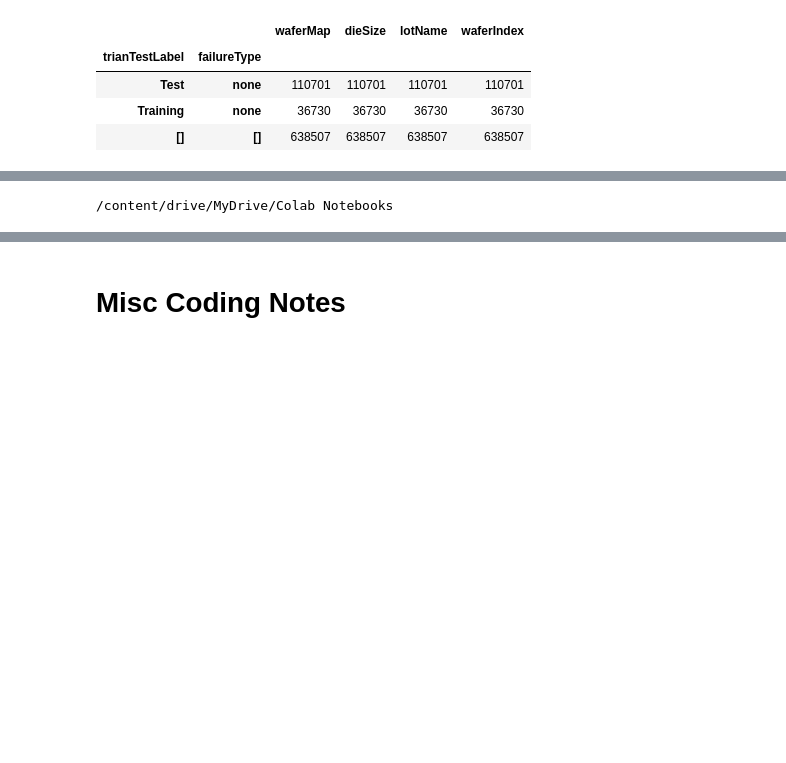
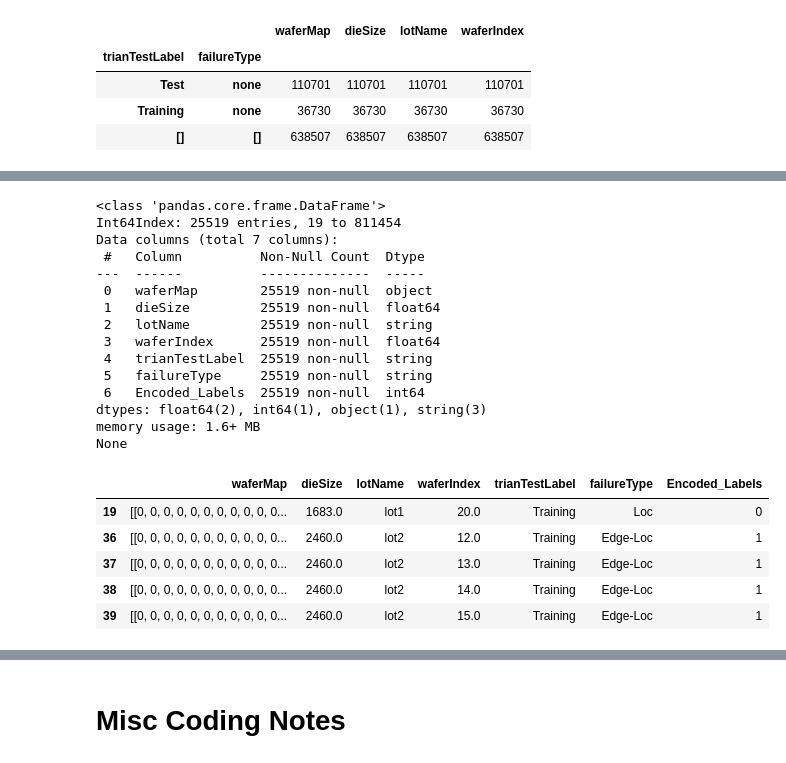
Before and after one commit to brian-calderon/Project_IV, a Jupyter notebook: ProjectIV_V1_0.ipynb, the cells around one changed output, grey strips where cells are left out. Saved outputs shown, nothing was run; the diff lists cells and outputs as text; code cells hidden in the pictures; blank space fills up the shorter version.

```diff
--- a/ProjectIV_V1_0.ipynb
+++ b/ProjectIV_V1_0.ipynb
@@ -265,10 +232,42 @@ None
-# %%
-################################################################################
-#-------------------Split into Train, Validate, Test----------------------------
-################################################################################
-CWD_PATH = os.getcwd()
-main_dir = ROOT
-os.chdir('%s' % main_dir)
-print(os.getcwd())
-# %% [output]
-/content/drive/MyDrive/Colab Notebooks
+# %%
+###############################################################################
+#-----------------------Encode Failure Type labels-----------------------------
+################################################################################
+encoders = {
+    'Loc': 0,
+    'Edge-Loc': 1,
+    'Center': 2,
+    'Edge-Ring': 3,
+    'Scratch': 4,
+    'Random': 5,
+    'Near-full': 6,
+    'Donut': 7
+}
+# NOTE: You have change the column 'failureType' to type 'object' before you
+# an replace its string values with numeric. Object functions as multiple types,
+# whereas string can only be replaced with other strings.
+clean_df['Encoded_Labels'] = clean_df['failureType'].astype(object).replace(encoders)
+print(clean_df.info())
+clean_df.head()
+# %% [output]
+<class 'pandas.core.frame.DataFrame'>
+Int64Index: 25519 entries, 19 to 811454
+Data columns (total 7 columns):
+ #   Column          Non-Null Count  Dtype
+---  ------          --------------  -----
+ 0   waferMap        25519 non-null  object
+ 1   dieSize         25519 non-null  float64
+ 2   lotName         25519 non-null  string
+ 3   waferIndex      25519 non-null  float64
+ 4   trianTestLabel  25519 non-null  string
+ 5   failureType     25519 non-null  string
+ 6   Encoded_Labels  25519 non-null  int64
+dtypes: float64(2), int64(1), object(1), string(3)
+memory usage: 1.6+ MB
+None
+|  | waferMap | dieSize | lotName | waferIndex | trianTestLabel | failureType | Encoded_Labels |
+| 19 | [[0, 0, 0, 0, 0, 0, 0, 0, 0, 0, 0... | 1683.0 | lot1 | 20.0 | Training | Loc | 0 |
+| 36 | [[0, 0, 0, 0, 0, 0, 0, 0, 0, 0, 0... | 2460.0 | lot2 | 12.0 | Training | Edge-Loc | 1 |
+| 37 | [[0, 0, 0, 0, 0, 0, 0, 0, 0, 0, 0... | 2460.0 | lot2 | 13.0 | Training | Edge-Loc | 1 |
+| 38 | [[0, 0, 0, 0, 0, 0, 0, 0, 0, 0, 0... | 2460.0 | lot2 | 14.0 | Training | Edge-Loc | 1 |
+| 39 | [[0, 0, 0, 0, 0, 0, 0, 0, 0, 0, 0... | 2460.0 | lot2 | 15.0 | Training | Edge-Loc | 1 |
```
Also changed, not shown: parts of 3 cells of this notebook.
